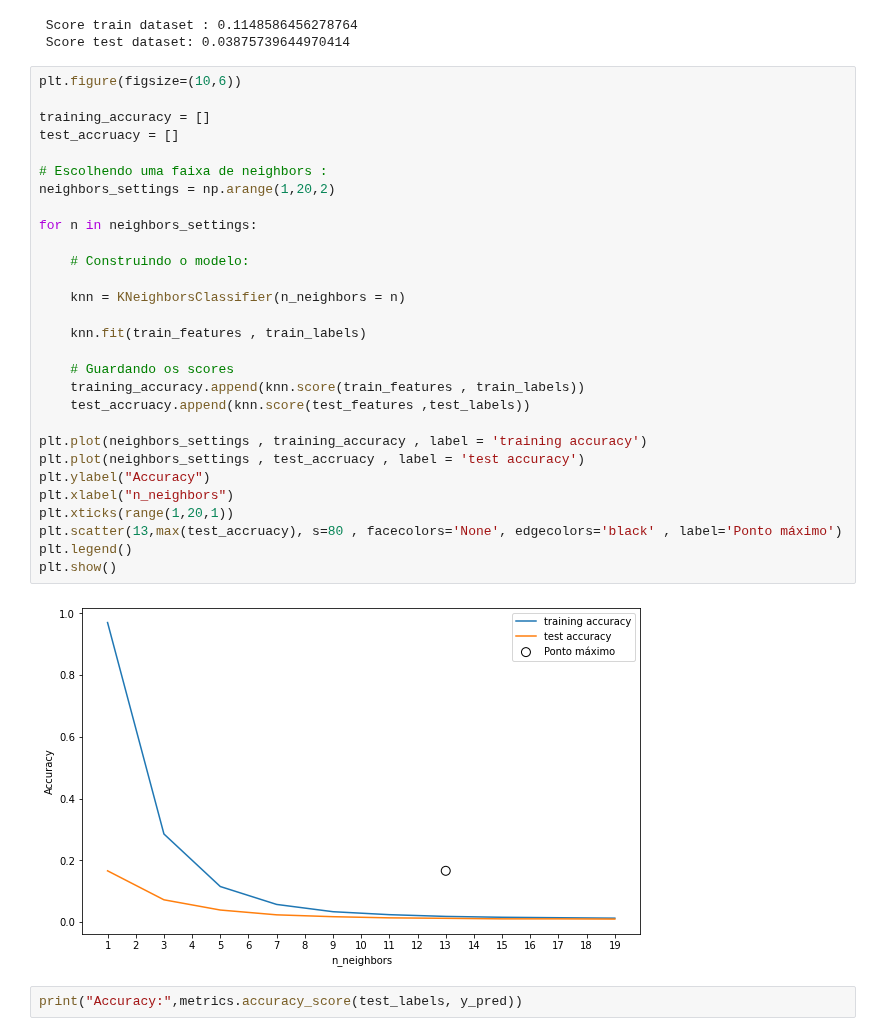
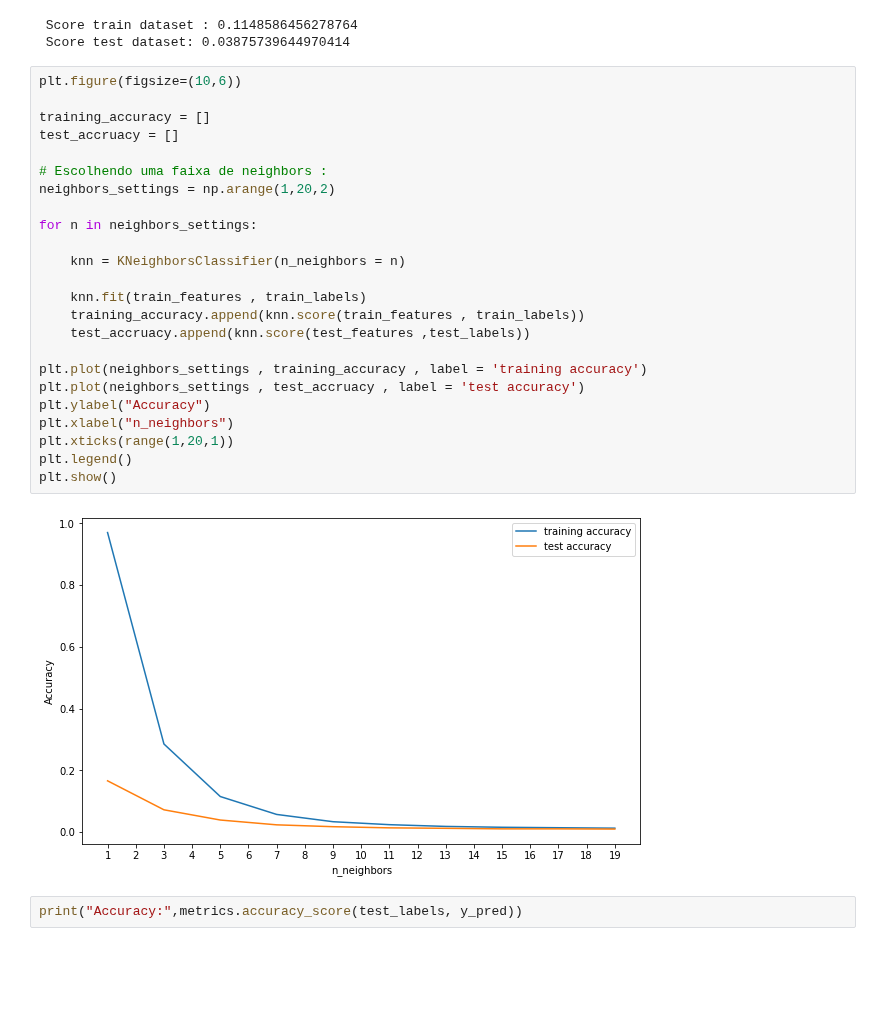
Before and after one commit to Gabriela321733/Projeto_2_Cdados, a Jupyter notebook: dados.ipynb, the cells around one changed output. Saved outputs shown, nothing was run; the diff lists cells and outputs as text; blank space fills up the shorter version.

```diff
--- a/dados.ipynb
+++ b/dados.ipynb
@@ -618,34 +630,29 @@ print(f" Score train dataset : {score_train}\n Score test dataset: {score_test}"
 # %%
 plt.figure(figsize=(10,6))
 
 training_accuracy = []
 test_accruacy = []
 
 # Escolhendo uma faixa de neighbors :
 neighbors_settings = np.arange(1,20,2)
 
 for n in neighbors_settings:
 
-    # Construindo o modelo:
-
     knn = KNeighborsClassifier(n_neighbors = n)
 
     knn.fit(train_features , train_labels)
-
-    # Guardando os scores
     training_accuracy.append(knn.score(train_features , train_labels))
     test_accruacy.append(knn.score(test_features ,test_labels))
 
 plt.plot(neighbors_settings , training_accuracy , label = 'training accuracy')
 plt.plot(neighbors_settings , test_accruacy , label = 'test accuracy')
 plt.ylabel("Accuracy")
 plt.xlabel("n_neighbors")
 plt.xticks(range(1,20,1))
-plt.scatter(13,max(test_accruacy), s=80 , facecolors='None', edgecolors='black' , label='Ponto máximo')
 plt.legend()
 plt.show()
 # %% [output]
-[figure, old version]
+[figure, new version]
 # %%
 print("Accuracy:",metrics.accuracy_score(test_labels, y_pred))
 # %% [output]
```
Also changed, not shown: parts of 8 cells of this notebook.
